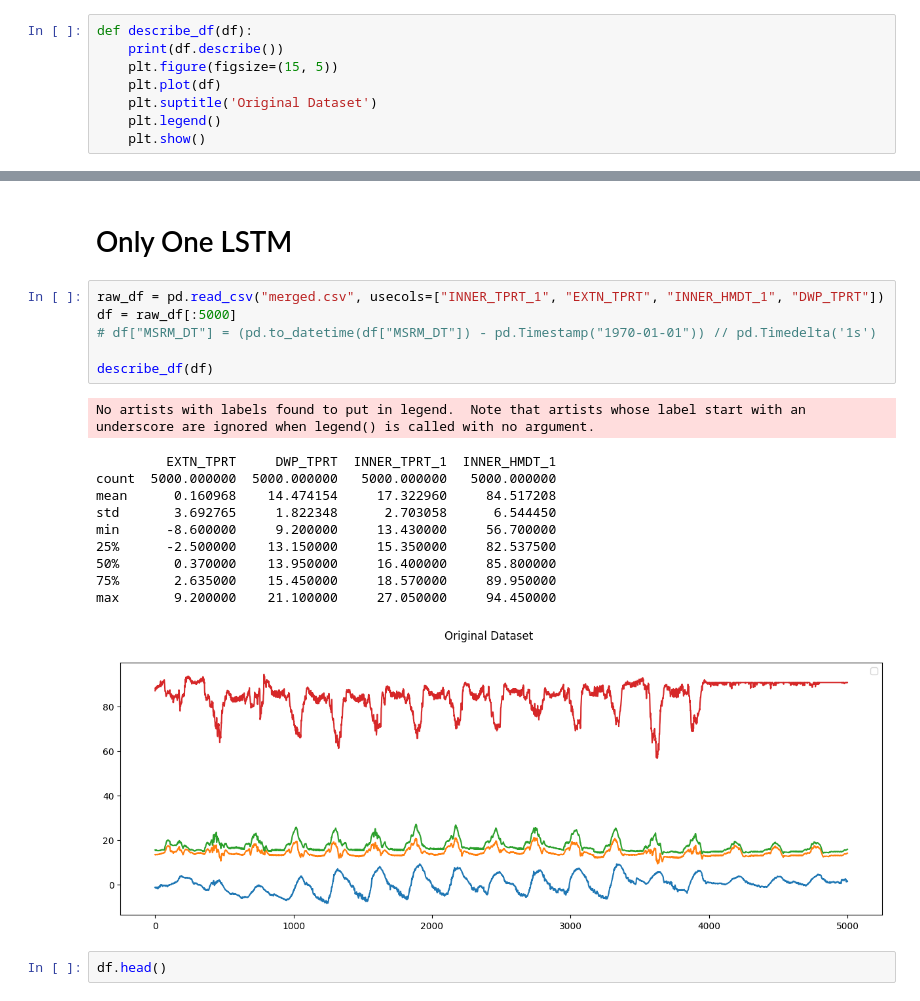
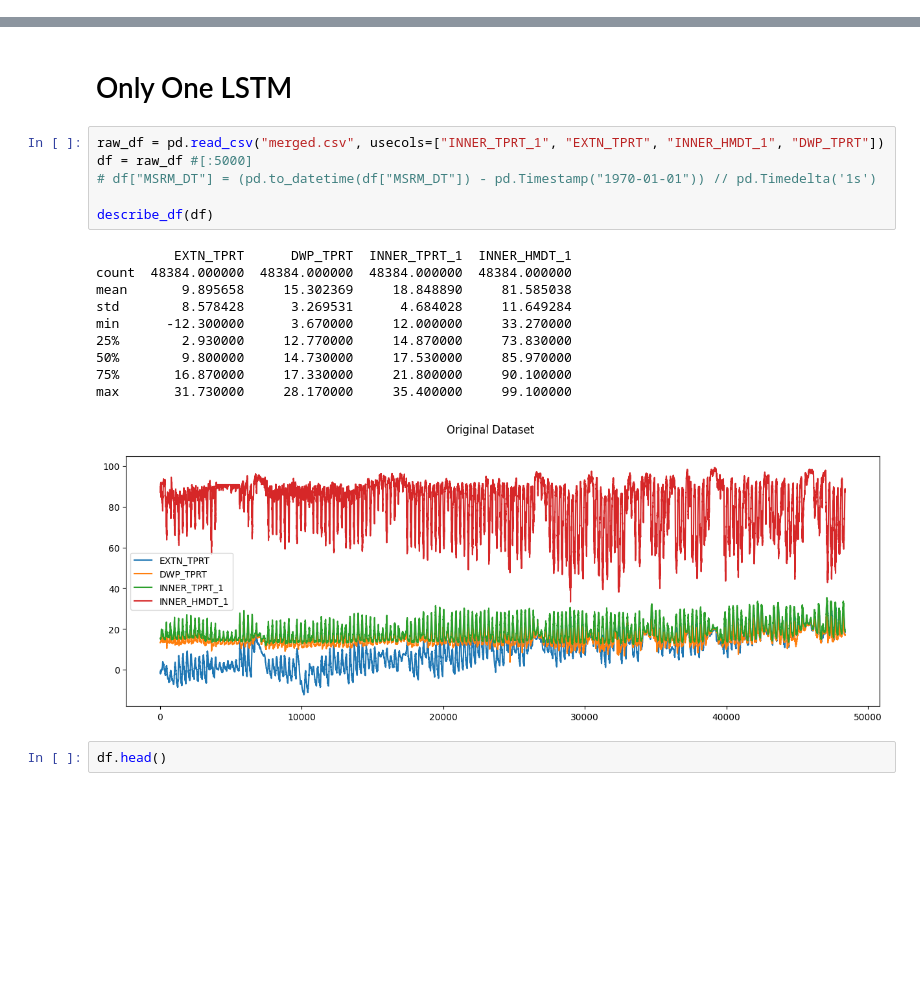
Before and after one commit to agtechresearch/tomato2023, a Jupyter notebook: src/pytorch-ts-NotInOut-NoScaler.ipynb, the cells around one changed output, grey strips where cells are left out. Cells and saved outputs as stored; diff of their text form; blank space fills up the shorter version.

```diff
--- a/src/pytorch-ts-NotInOut-NoScaler.ipynb
+++ b/src/pytorch-ts-NotInOut-NoScaler.ipynb
@@ -23,11 +23,3 @@ np.random.seed(42)
 ('INNER_TPRT_1', 'INNER_TPRT_2')
 # %% [markdown]
 # define useful functions
-# %%
-def describe_df(df):
-    print(df.describe())
-    plt.figure(figsize=(15, 5))
-    plt.plot(df)
-    plt.suptitle('Original Dataset')
-    plt.legend()
-    plt.show()
@@ -198,22 +128,21 @@ def eval(lstm, X, Y, train_size=None):
 # Only One LSTM
 # %%
 raw_df = pd.read_csv("merged.csv", usecols=["INNER_TPRT_1", "EXTN_TPRT", "INNER_HMDT_1", "DWP_TPRT"])
-df = raw_df[:5000]
+df = raw_df #[:5000]
 # df["MSRM_DT"] = (pd.to_datetime(df["MSRM_DT"]) - pd.Timestamp("1970-01-01")) // pd.Timedelta('1s')
 
 describe_df(df)
 # %% [output]
-No artists with labels found to put in legend.  Note that artists whose label start with an underscore are ignored when legend() is called with no argument.
+          EXTN_TPRT      DWP_TPRT  INNER_TPRT_1  INNER_HMDT_1
+count  48384.000000  48384.000000  48384.000000  48384.000000
+mean       9.895658     15.302369     18.848890     81.585038
+std        8.578428      3.269531      4.684028     11.649284
+min      -12.300000      3.670000     12.000000     33.270000
+25%        2.930000     12.770000     14.870000     73.830000
+50%        9.800000     14.730000     17.530000     85.970000
+75%       16.870000     17.330000     21.800000     90.100000
+max       31.730000     28.170000     35.400000     99.100000
-         EXTN_TPRT     DWP_TPRT  INNER_TPRT_1  INNER_HMDT_1
-count  5000.000000  5000.000000   5000.000000   5000.000000
-mean      0.160968    14.474154     17.322960     84.517208
-std       3.692765     1.822348      2.703058      6.544450
-min      -8.600000     9.200000     13.430000     56.700000
-25%      -2.500000    13.150000     15.350000     82.537500
-50%       0.370000    13.950000     16.400000     85.800000
-75%       2.635000    15.450000     18.570000     89.950000
-max       9.200000    21.100000     27.050000     94.450000
-[figure, old version]
+[figure, new version]
 # %%
 df.head()
 # %% [output]
```
Also changed, not shown: parts of 17 cells of this notebook, 6 other files.
